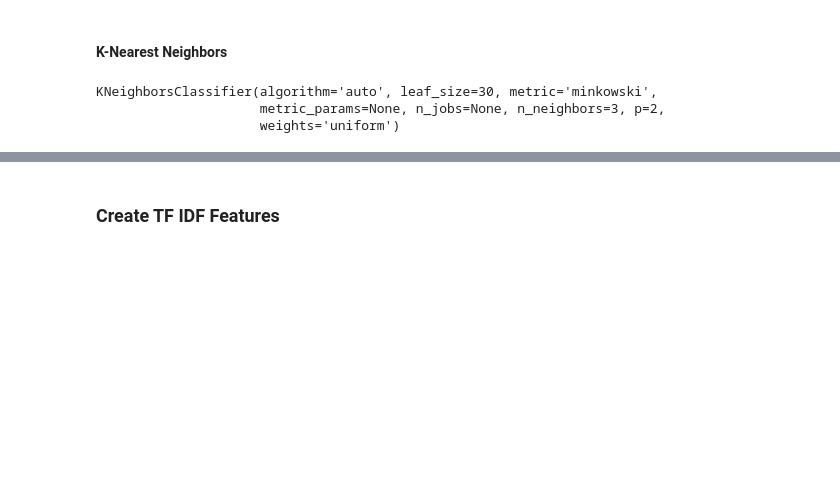
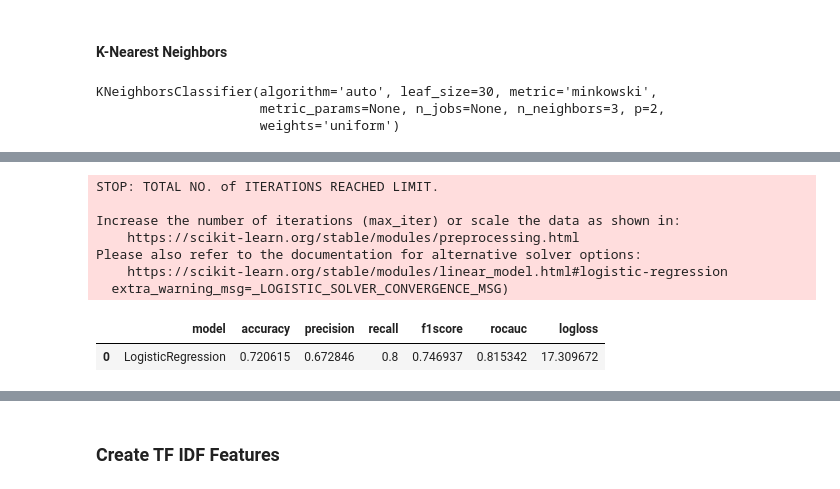
Before and after one commit to mikongame/Module-3-Project-2-ML-Fraud-Detection, a Jupyter notebook: your-code/My part of the project..ipynb, the cells around one changed output, grey strips where cells are left out. Saved outputs shown, nothing was run; the diff lists cells and outputs as text; code cells hidden in the pictures; blank space fills up the shorter version.

```diff
--- a/your-code/My part of the project..ipynb
+++ b/your-code/My part of the project..ipynb
@@ -511,0 +574,32 @@ weighted avg       0.69      0.69      0.69       347
+# %%
+def baseline_report(model, X_train, X_test, y_train, y_test, name):
+    strat_k_fold = StratifiedKFold(n_splits=5, shuffle=True)
+    model.fit(X_train, y_train)
+    accuracy     = np.mean(cross_val_score(model, X_train, y_train, cv=strat_k_fold, scoring='accuracy'))
+    precision    = np.mean(cross_val_score(model, X_train, y_train, cv=strat_k_fold, scoring='precision'))
+    recall       = np.mean(cross_val_score(model, X_train, y_train, cv=strat_k_fold, scoring='recall'))
+    f1score      = np.mean(cross_val_score(model, X_train, y_train, cv=strat_k_fold, scoring='f1'))
+    rocauc       = np.mean(cross_val_score(model, X_train, y_train, cv=strat_k_fold, scoring='roc_auc'))
+    y_pred = model.predict(X_test)
+    logloss      = log_loss(y_test, y_pred)   # SVC & LinearSVC unable to use cvs
+
+    df_model = pd.DataFrame({'model'        : [name],
+                             'accuracy'     : [accuracy],
+                             'precision'    : [precision],
+                             'recall'       : [recall],
+                             'f1score'      : [f1score],
+                             'rocauc'       : [rocauc],
+                             'logloss'      : [logloss]})   # timetaken: to be used for comparison later
+    return df_model
+# %%
+baseline_report(logreg, X_train, X_test, y_train, y_test, 'LogisticRegression')
+# %% [output]
+STOP: TOTAL NO. of ITERATIONS REACHED LIMIT.
+
+Increase the number of iterations (max_iter) or scale the data as shown in:
+    https://scikit-learn.org/stable/modules/preprocessing.html
+Please also refer to the documentation for alternative solver options:
+    https://scikit-learn.org/stable/modules/linear_model.html#logistic-regression
+  extra_warning_msg=_LOGISTIC_SOLVER_CONVERGENCE_MSG)
+|  | model | accuracy | precision | recall | f1score | rocauc | logloss |
+| 0 | LogisticRegression | 0.720615 | 0.672846 | 0.8 | 0.746937 | 0.815342 | 17.309672 |
```
Also changed, not shown: parts of 35 cells of this notebook, 2 other files.
